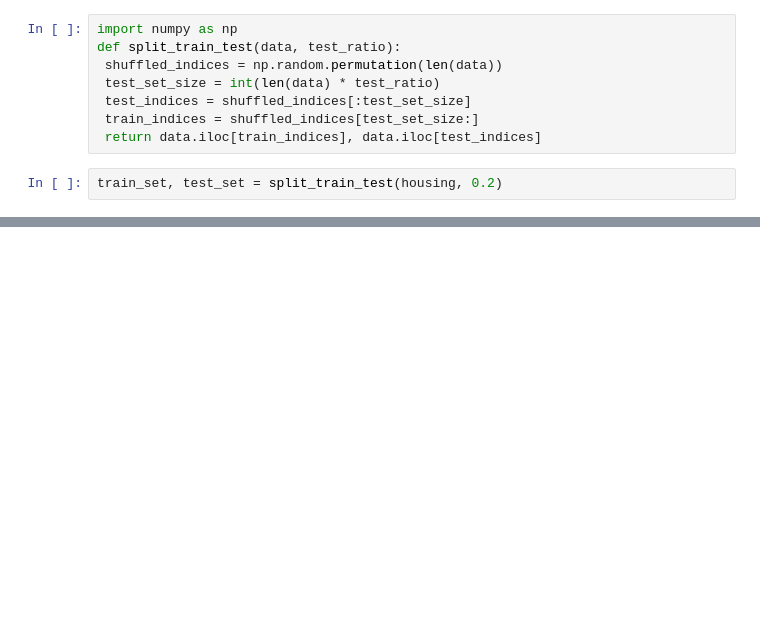
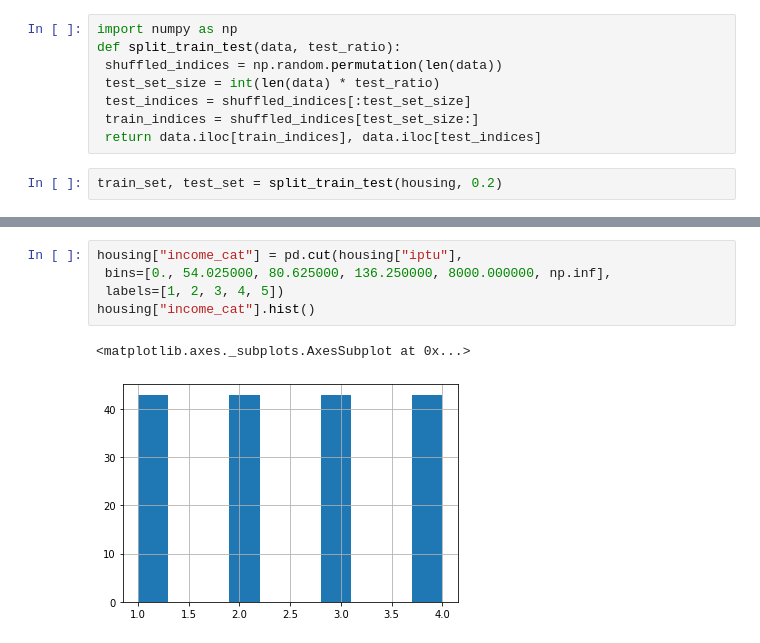
Before and after one commit to RogerSchwartz/preditor-pre-o-de-casas-po-o-de-caldas, a Jupyter notebook: preditor_preço_de_casas_poço_de_caldas.ipynb, the cells around one changed output, grey strips where cells are left out. Saved outputs shown, nothing was run; the diff lists cells and outputs as text; blank space fills up the shorter version.

```diff
--- a/preditor_preço_de_casas_poço_de_caldas.ipynb
+++ b/preditor_preço_de_casas_poço_de_caldas.ipynb
@@ -95,0 +125,8 @@ def split_train_test_by_id(data, test_ratio, id_column):
+# %%
+housing["income_cat"] = pd.cut(housing["iptu"],
+ bins=[0., 54.025000, 80.625000, 136.250000, 8000.000000, np.inf],
+ labels=[1, 2, 3, 4, 5])
+housing["income_cat"].hist()
+# %% [output]
+<matplotlib.axes._subplots.AxesSubplot at 0x...>
+[figure, added]
```
Also changed, not shown: parts of 16 cells of this notebook.
